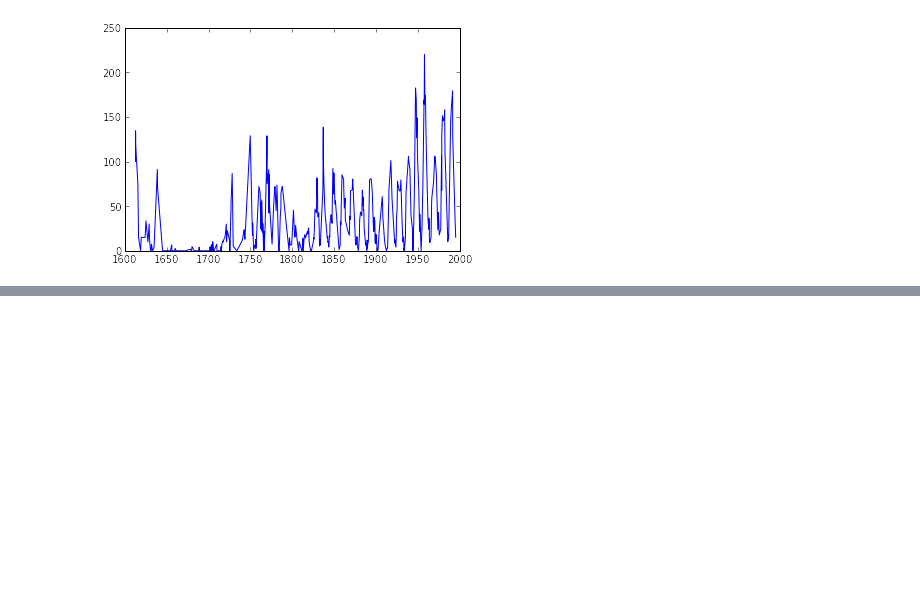
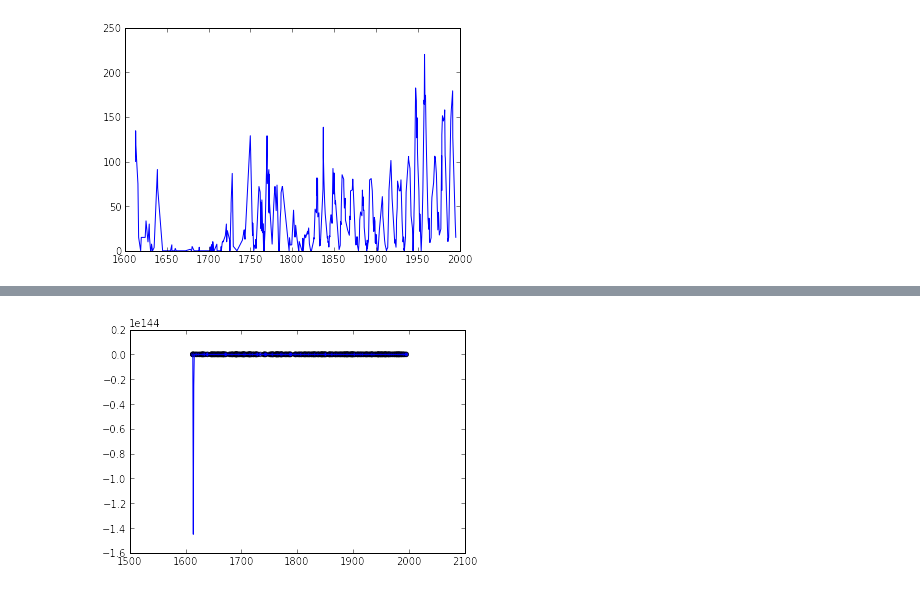
Before and after one commit to sergioandrescs/cotrinocmlab, a Jupyter notebook: solar.ipynb, the cells around one changed output, grey strips where cells are left out. Cells and saved outputs as stored; diff of their text form; code cells hidden in the pictures; blank space fills up the shorter version.

```diff
--- a/solar.ipynb
+++ b/solar.ipynb
@@ -46,0 +44,5 @@ plot(freq,np.abs(fft_x))
+# %%
+#para todos los puntos
+dtx,dty=inter_npol(n)
+# %% [output]
+[figure, added]
```
Also changed, not shown: parts of 4 cells of this notebook.
